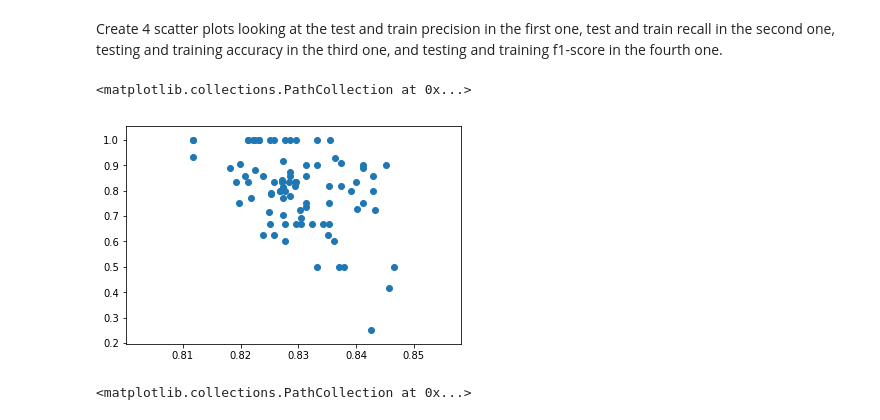
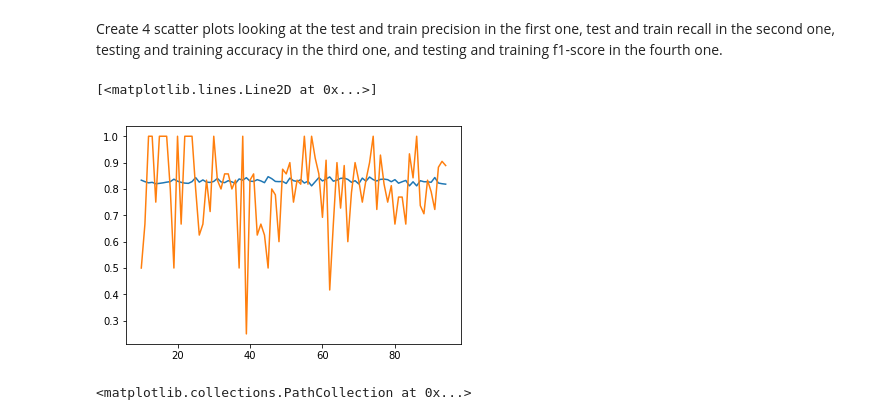
Before and after one commit to ortsed/dsc-evaluating-logistic-regression-models-lab-dc-ds-career-042219, a Jupyter notebook: index.ipynb, the cells around one changed output. Drawn from its saved outputs; the diff is of its cells as text; code cells hidden in the pictures.

```diff
--- a/index.ipynb
+++ b/index.ipynb
@@ -165,11 +165,10 @@ Create 4 scatter plots looking at the test and train precision in the first one,
 # %%
 # code for test and train precision
 plt.plot(range(10,95), training_Precision)
-plt.plot(range(10,95), training_Precision)
-, testing_Precision
+plt.plot(range(10,95), testing_Precision)
 # %% [output]
-<matplotlib.collections.PathCollection at 0x...>
+[<matplotlib.lines.Line2D at 0x...>]
-[figure, old version]
+[figure, new version]
 # %%
 # code for test and train recall
 plt.scatter(training_Recall, testing_Recall)
```
